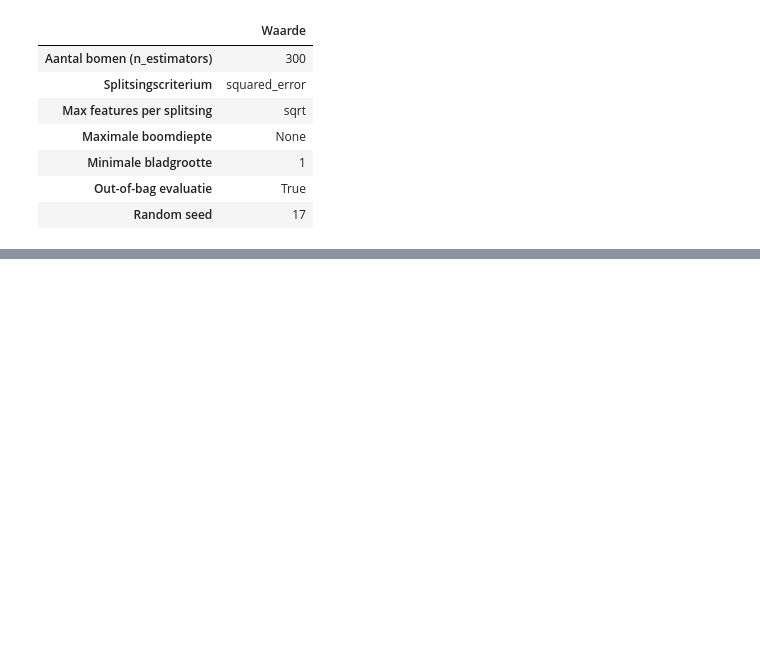
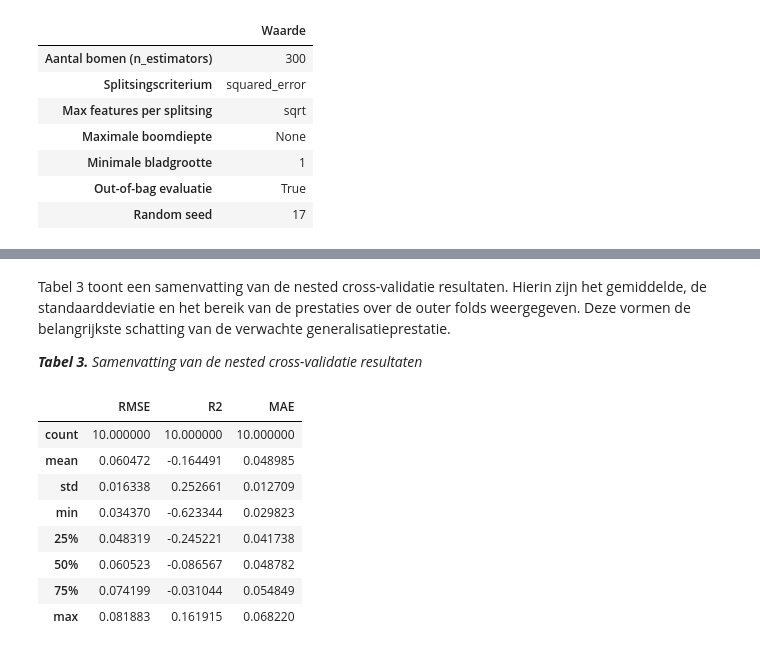
Before and after one commit to ProjecticumDlerpDs/ml_oncoresponse, a Jupyter notebook: notebooks/dv3_model_evaluatie.ipynb, the cells around one changed output, grey strips where cells are left out. Cells and saved outputs as stored; diff of their text form; code cells hidden in the pictures; blank space fills up the shorter version.

```diff
--- a/notebooks/dv3_model_evaluatie.ipynb
+++ b/notebooks/dv3_model_evaluatie.ipynb
@@ -391,0 +564,18 @@ OOB met CV vergelijken
+# %% [markdown]
+Tabel 3 toont een samenvatting van de nested cross-validatie resultaten. Hierin zijn het gemiddelde, de standaarddeviatie en het bereik van de prestaties over de outer folds weergegeven. Deze vormen de belangrijkste schatting van de verwachte generalisatieprestatie.
+
+***Tabel 3.** Samenvatting van de nested cross-validatie resultaten*
+# %%
+from IPython.display import display
+
+display(results_df.describe())
+# %% [output]
+|  | RMSE | R2 | MAE |
+| count | 10.000000 | 10.000000 | 10.000000 |
+| mean | 0.060472 | -0.164491 | 0.048985 |
+| std | 0.016338 | 0.252661 | 0.012709 |
+| min | 0.034370 | -0.623344 | 0.029823 |
+| 25% | 0.048319 | -0.245221 | 0.041738 |
+| 50% | 0.060523 | -0.086567 | 0.048782 |
+| 75% | 0.074199 | -0.031044 | 0.054849 |
+| max | 0.081883 | 0.161915 | 0.068220 |
```
Also changed, not shown: parts of 24 cells of this notebook, 5 other files.
